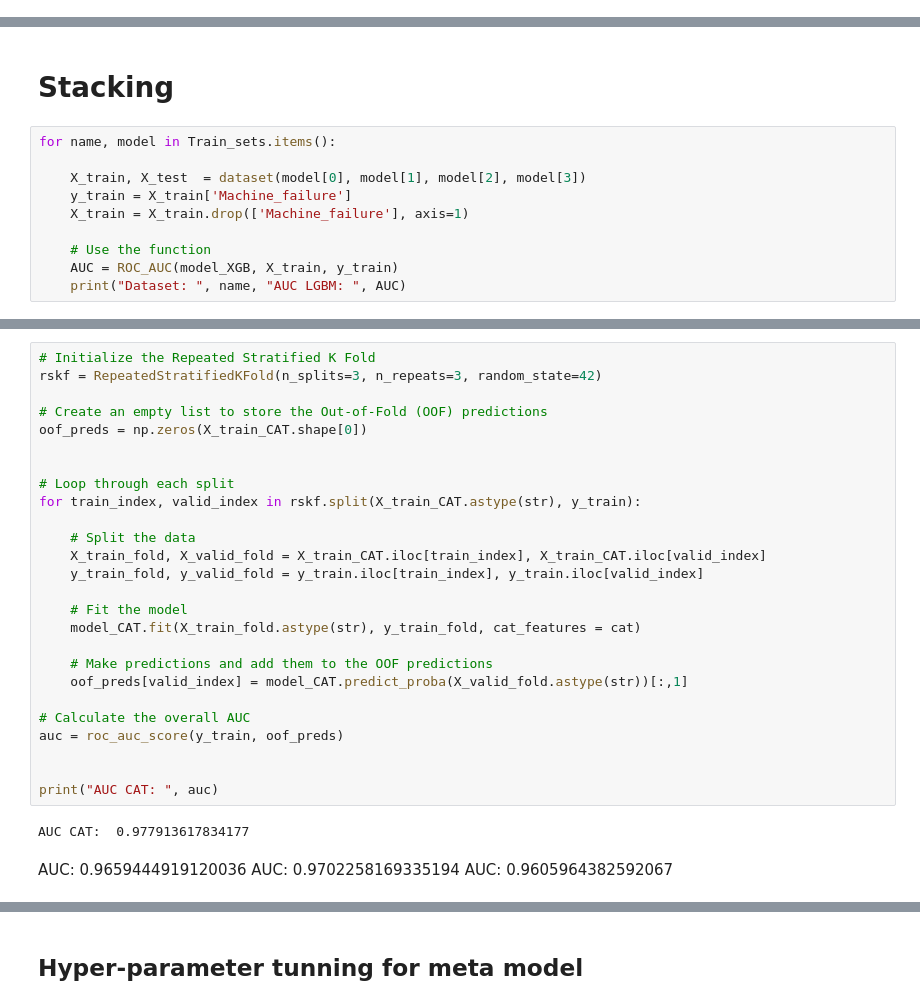
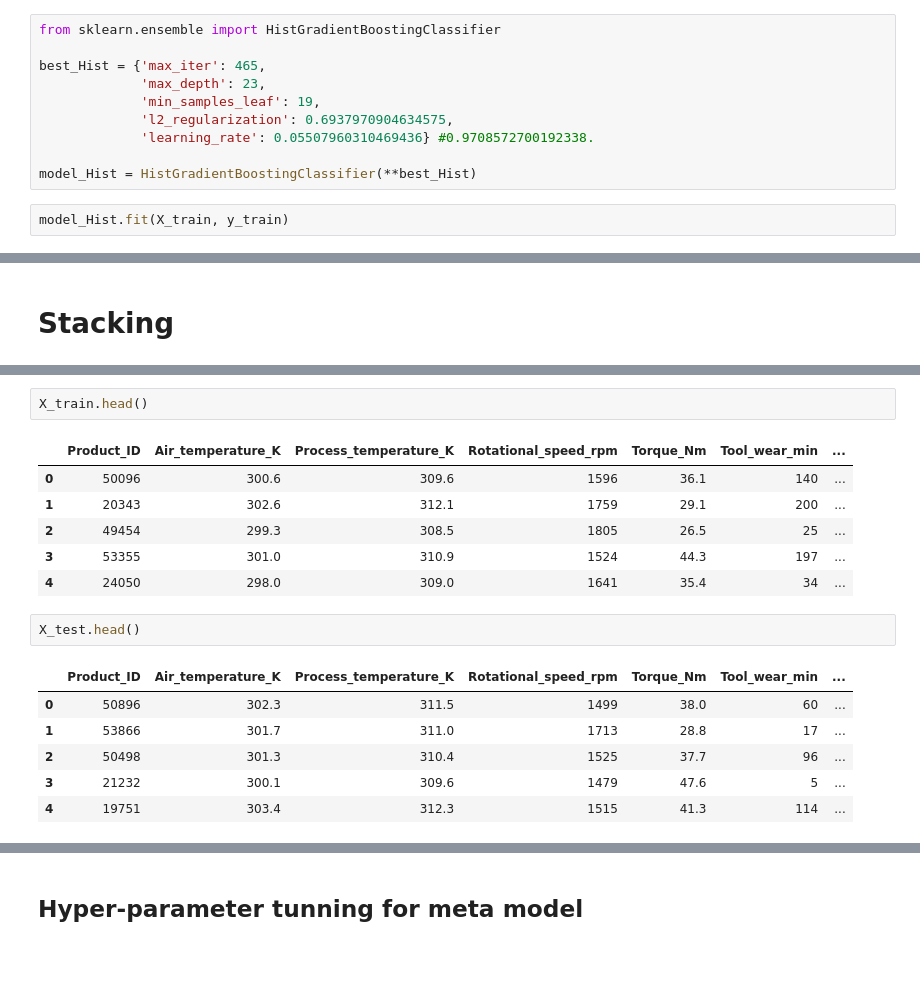
Before and after one commit to JMViJi/Binary-Classification-of-Machine-Failures, a Jupyter notebook: Binary classification of machine learning - Part2.ipynb, the cells around one changed output, grey strips where cells are left out. Cells and saved outputs as stored; diff of their text form; blank space fills up the shorter version.

```diff
--- a/Binary classification of machine learning - Part2.ipynb
+++ b/Binary classification of machine learning - Part2.ipynb
@@ -447,0 +641,12 @@ model_CAT.fit(X_train_CAT, y_train_CAT, cat_features = cat)
+# %%
+from sklearn.ensemble import HistGradientBoostingClassifier
+
+best_Hist = {'max_iter': 465,
+             'max_depth': 23,
+             'min_samples_leaf': 19,
+             'l2_regularization': 0.6937970904634575,
+             'learning_rate': 0.05507960310469436} #0.9708572700192338.
+
+model_Hist = HistGradientBoostingClassifier(**best_Hist)
+# %%
+model_Hist.fit(X_train, y_train)
@@ -448,12 +746,2 @@ model_CAT.fit(X_train_CAT, y_train_CAT, cat_features = cat)
 # %% [markdown]
 # Stacking
-# %%
-for name, model in Train_sets.items():
-
-    X_train, X_test  = dataset(model[0], model[1], model[2], model[3])
-    y_train = X_train['Machine_failure']
-    X_train = X_train.drop(['Machine_failure'], axis=1)
-
-    # Use the function
-    AUC = ROC_AUC(model_XGB, X_train, y_train)
-    print("Dataset: ", name, "AUC LGBM: ", AUC)
@@ -476,32 +748,18 @@ AUC XGB:  0.9784126460666145
-# %%
-# Initialize the Repeated Stratified K Fold
-rskf = RepeatedStratifiedKFold(n_splits=3, n_repeats=3, random_state=42)
-
-# Create an empty list to store the Out-of-Fold (OOF) predictions
-oof_preds = np.zeros(X_train_CAT.shape[0])
-
-
-# Loop through each split
-for train_index, valid_index in rskf.split(X_train_CAT.astype(str), y_train):
-
-    # Split the data
-    X_train_fold, X_valid_fold = X_train_CAT.iloc[train_index], X_train_CAT.iloc[valid_index]
-    y_train_fold, y_valid_fold = y_train.iloc[train_index], y_train.iloc[valid_index]
-
-    # Fit the model
-    model_CAT.fit(X_train_fold.astype(str), y_train_fold, cat_features = cat)
-
-    # Make predictions and add them to the OOF predictions
-    oof_preds[valid_index] = model_CAT.predict_proba(X_valid_fold.astype(str))[:,1]
-
-# Calculate the overall AUC
-auc = roc_auc_score(y_train, oof_preds)
-
-
-print("AUC CAT: ", auc)
-# %% [output]
-AUC CAT:  0.977913617834177
-# %% [markdown]
-AUC:  0.9659444919120036
-AUC:  0.9702258169335194
-AUC:  0.9605964382592067
+# %%
+X_train.head()
+# %% [output]
+|  | Product_ID | Air_temperature_K | Process_temperature_K | Rotational_speed_rpm | Torque_Nm | Tool_wear_min | ... |
+| 0 | 50096 | 300.6 | 309.6 | 1596 | 36.1 | 140 | ... |
+| 1 | 20343 | 302.6 | 312.1 | 1759 | 29.1 | 200 | ... |
+| 2 | 49454 | 299.3 | 308.5 | 1805 | 26.5 | 25 | ... |
+| 3 | 53355 | 301.0 | 310.9 | 1524 | 44.3 | 197 | ... |
+| 4 | 24050 | 298.0 | 309.0 | 1641 | 35.4 | 34 | ... |
+# %%
+X_test.head()
+# %% [output]
+|  | Product_ID | Air_temperature_K | Process_temperature_K | Rotational_speed_rpm | Torque_Nm | Tool_wear_min | ... |
+| 0 | 50896 | 302.3 | 311.5 | 1499 | 38.0 | 60 | ... |
+| 1 | 53866 | 301.7 | 311.0 | 1713 | 28.8 | 17 | ... |
+| 2 | 50498 | 301.3 | 310.4 | 1525 | 37.7 | 96 | ... |
+| 3 | 21232 | 300.1 | 309.6 | 1479 | 47.6 | 5 | ... |
+| 4 | 19751 | 303.4 | 312.3 | 1515 | 41.3 | 114 | ... |
```
Also changed, not shown: parts of 71 cells of this notebook, 1 other file.
